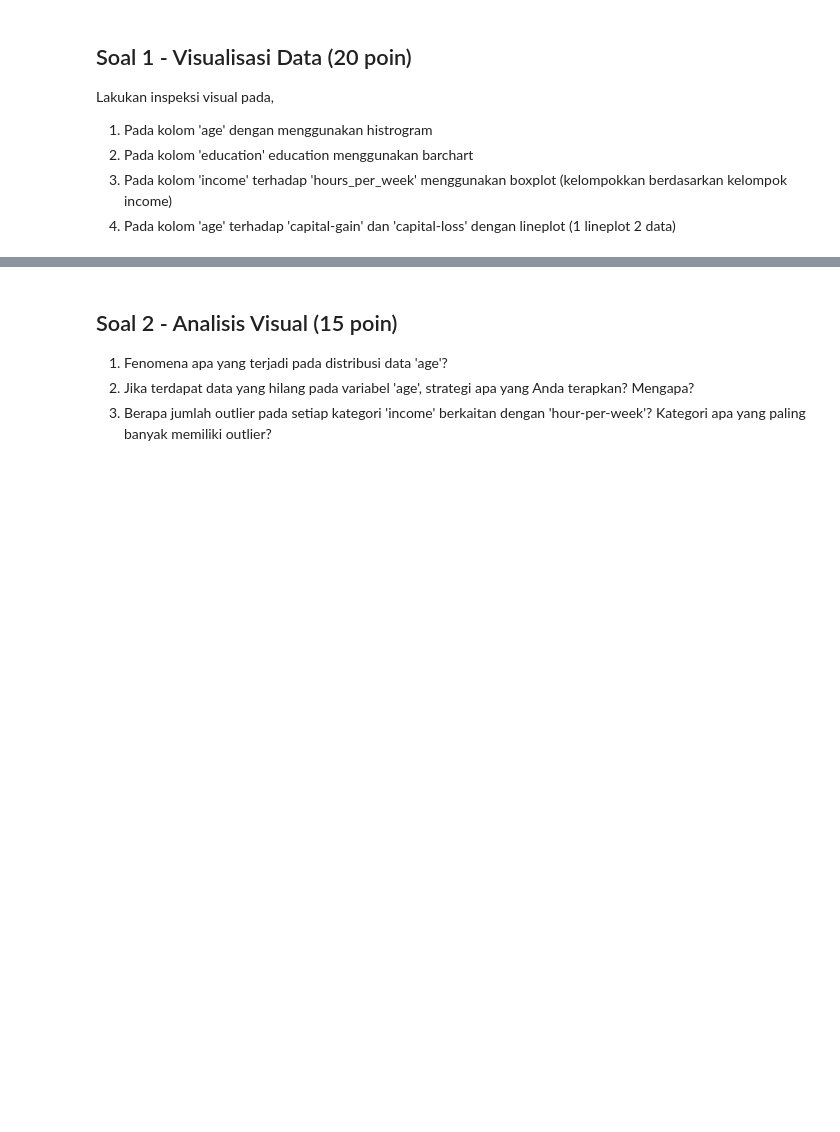
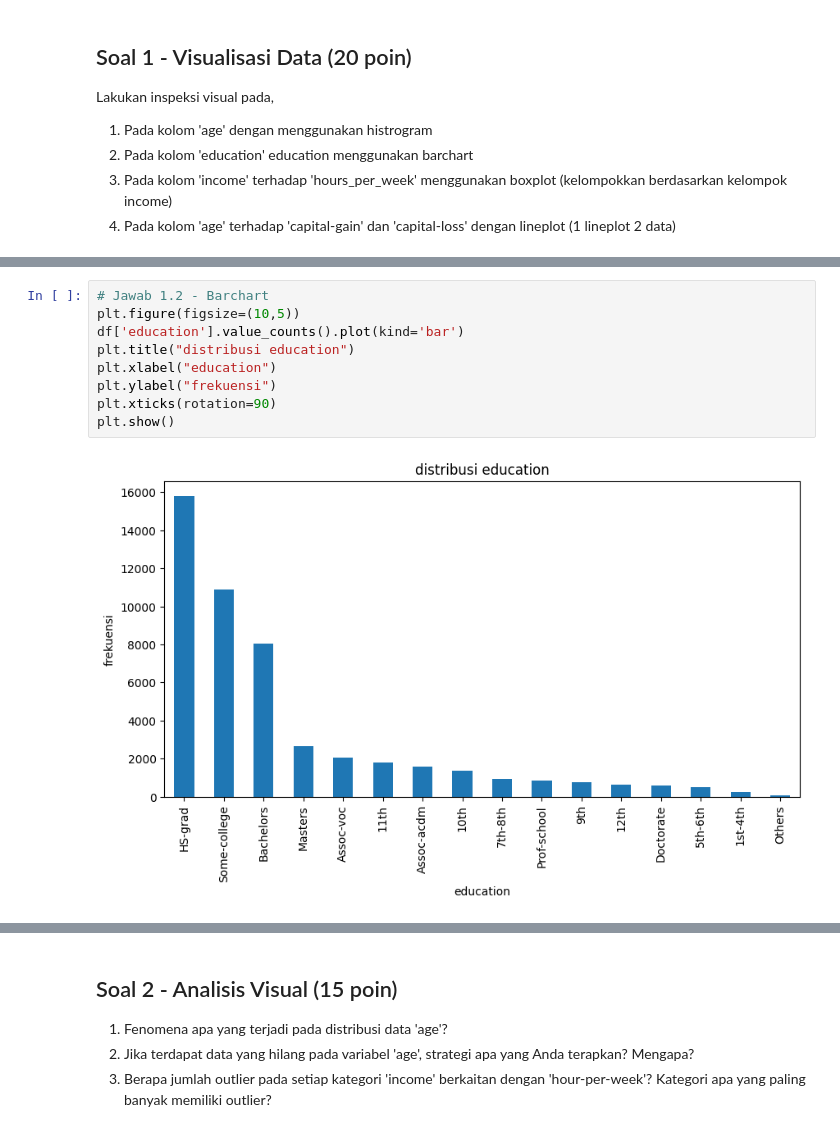
Before and after one commit to soulqan/Machine_Learning_2025, a Jupyter notebook: JS04_SOAL_KUIS1_ML.ipynb, the cells around one changed output, grey strips where cells are left out. Drawn from its saved outputs; the diff is of its cells as text; blank space fills up the shorter version.

```diff
--- a/JS04_SOAL_KUIS1_ML.ipynb
+++ b/JS04_SOAL_KUIS1_ML.ipynb
@@ -108,0 +223,11 @@ Lakukan inspeksi visual pada,
+# %%
+# Jawab 1.2 - Barchart
+plt.figure(figsize=(10,5))
+df['education'].value_counts().plot(kind='bar')
+plt.title("distribusi education")
+plt.xlabel("education")
+plt.ylabel("frekuensi")
+plt.xticks(rotation=90)
+plt.show()
+# %% [output]
+[figure, added]
```
Also changed, not shown: parts of 25 cells of this notebook.
